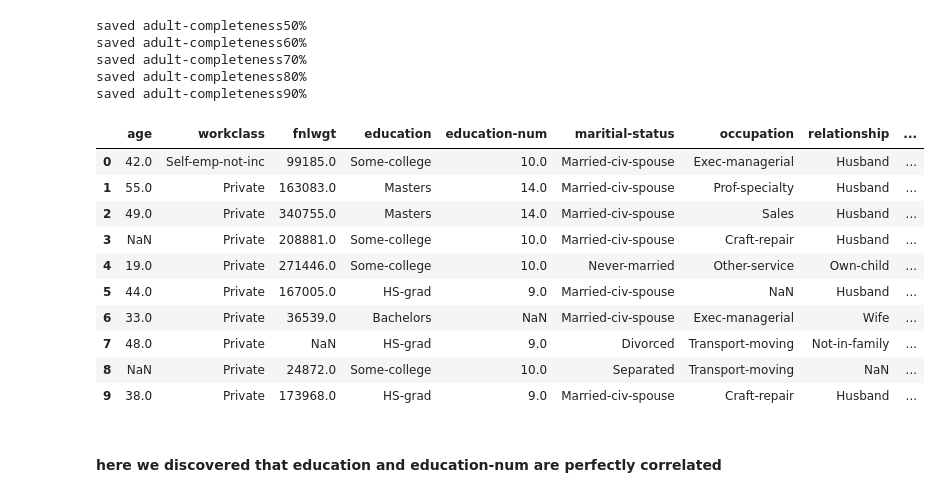
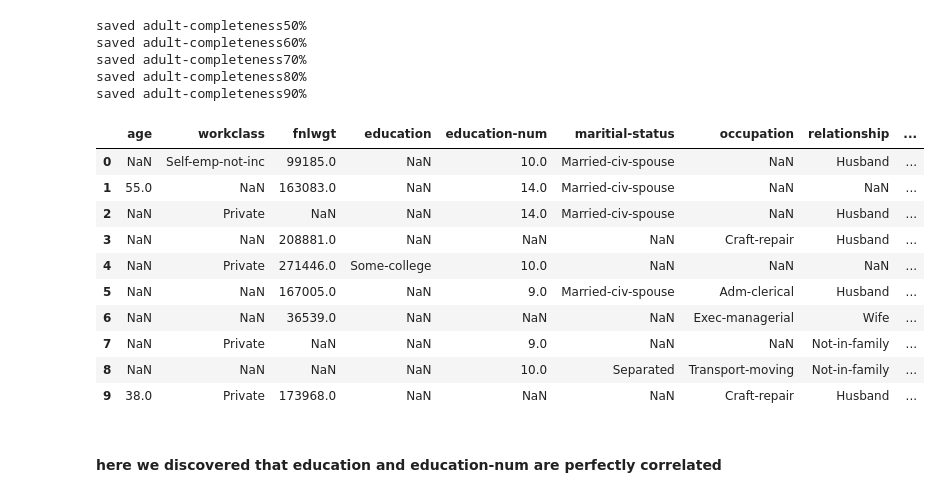
Before and after one commit to VladMarianCimpeanu/DIQ-assignment, a Jupyter notebook: code/simple_imputation_adult.ipynb, the cells around one changed output. Drawn from its saved outputs; the diff is of its cells as text; code cells hidden in the pictures.

```diff
--- a/code/simple_imputation_adult.ipynb
+++ b/code/simple_imputation_adult.ipynb
@@ -19,19 +19,19 @@ saved adult-completeness70%
 saved adult-completeness80%
 saved adult-completeness90%
 # %%
-df_list_adult[4].head(10)
+df_list_adult[0].head(10)
 # %% [output]
 |  | age | workclass | fnlwgt | education | education-num | maritial-status | occupation | relationship | ... |
-| 0 | 42.0 | Self-emp-not-inc | 99185.0 | Some-college | 10.0 | Married-civ-spouse | Exec-managerial | Husband | ... |
-| 1 | 55.0 | Private | 163083.0 | Masters | 14.0 | Married-civ-spouse | Prof-specialty | Husband | ... |
-| 2 | 49.0 | Private | 340755.0 | Masters | 14.0 | Married-civ-spouse | Sales | Husband | ... |
-| 3 | NaN | Private | 208881.0 | Some-college | 10.0 | Married-civ-spouse | Craft-repair | Husband | ... |
-| 4 | 19.0 | Private | 271446.0 | Some-college | 10.0 | Never-married | Other-service | Own-child | ... |
-| 5 | 44.0 | Private | 167005.0 | HS-grad | 9.0 | Married-civ-spouse | NaN | Husband | ... |
-| 6 | 33.0 | Private | 36539.0 | Bachelors | NaN | Married-civ-spouse | Exec-managerial | Wife | ... |
-| 7 | 48.0 | Private | NaN | HS-grad | 9.0 | Divorced | Transport-moving | Not-in-family | ... |
-| 8 | NaN | Private | 24872.0 | Some-college | 10.0 | Separated | Transport-moving | NaN | ... |
-| 9 | 38.0 | Private | 173968.0 | HS-grad | 9.0 | Married-civ-spouse | Craft-repair | Husband | ... |
+| 0 | NaN | Self-emp-not-inc | 99185.0 | NaN | 10.0 | Married-civ-spouse | NaN | Husband | ... |
+| 1 | 55.0 | NaN | 163083.0 | NaN | 14.0 | Married-civ-spouse | NaN | NaN | ... |
+| 2 | NaN | Private | NaN | NaN | 14.0 | Married-civ-spouse | NaN | Husband | ... |
+| 3 | NaN | NaN | 208881.0 | NaN | NaN | NaN | Craft-repair | Husband | ... |
+| 4 | NaN | Private | 271446.0 | Some-college | 10.0 | NaN | NaN | NaN | ... |
+| 5 | NaN | NaN | 167005.0 | NaN | 9.0 | Married-civ-spouse | Adm-clerical | Husband | ... |
+| 6 | NaN | NaN | 36539.0 | NaN | NaN | NaN | Exec-managerial | Wife | ... |
+| 7 | NaN | Private | NaN | NaN | 9.0 | NaN | NaN | Not-in-family | ... |
+| 8 | NaN | NaN | NaN | NaN | 10.0 | Separated | Transport-moving | Not-in-family | ... |
+| 9 | 38.0 | Private | 173968.0 | NaN | NaN | NaN | Craft-repair | Husband | ... |
 # %%
 working_df = df_list_adult[1]
 # %% [markdown]
```
Also changed, not shown: parts of 6 cells of this notebook.
